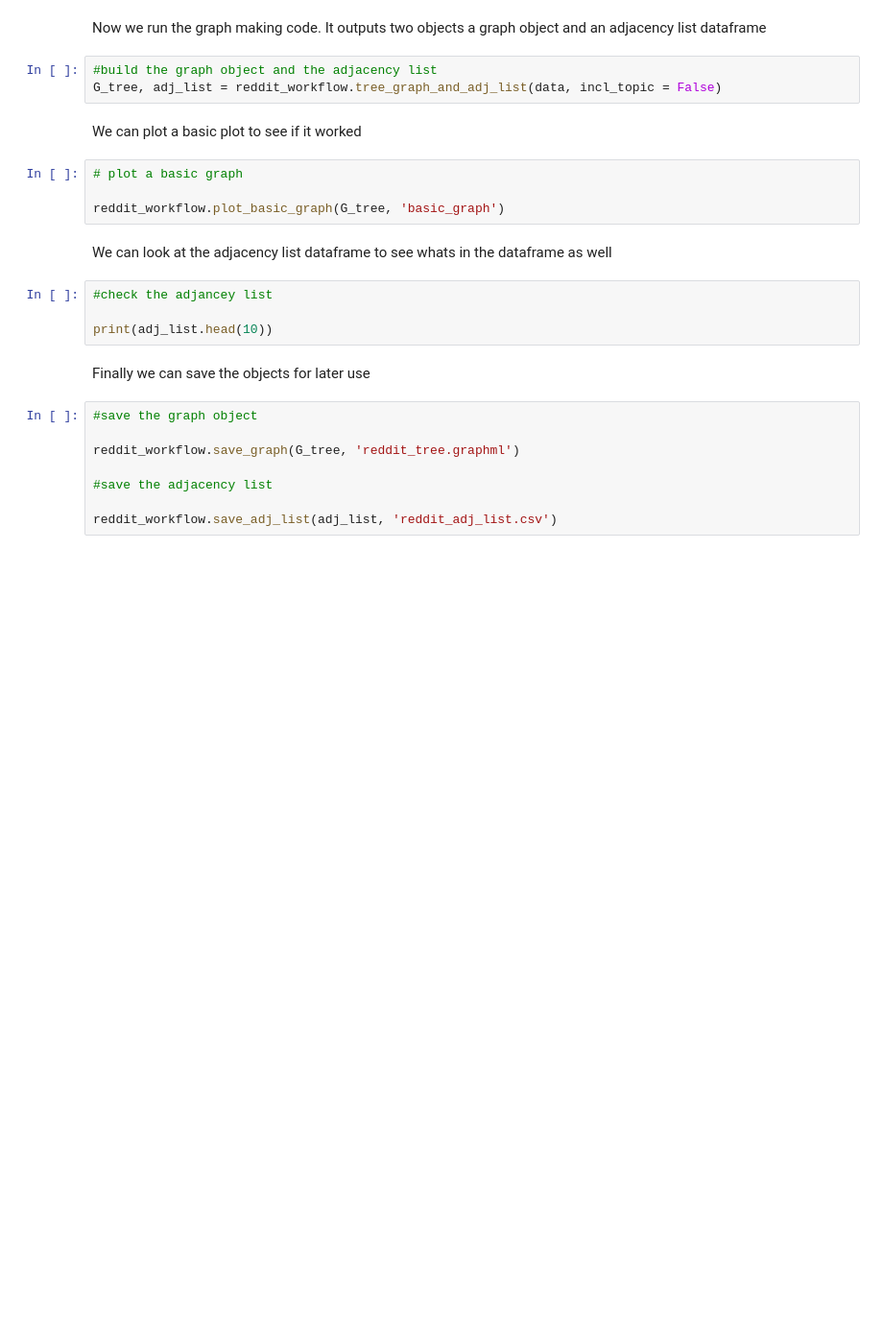
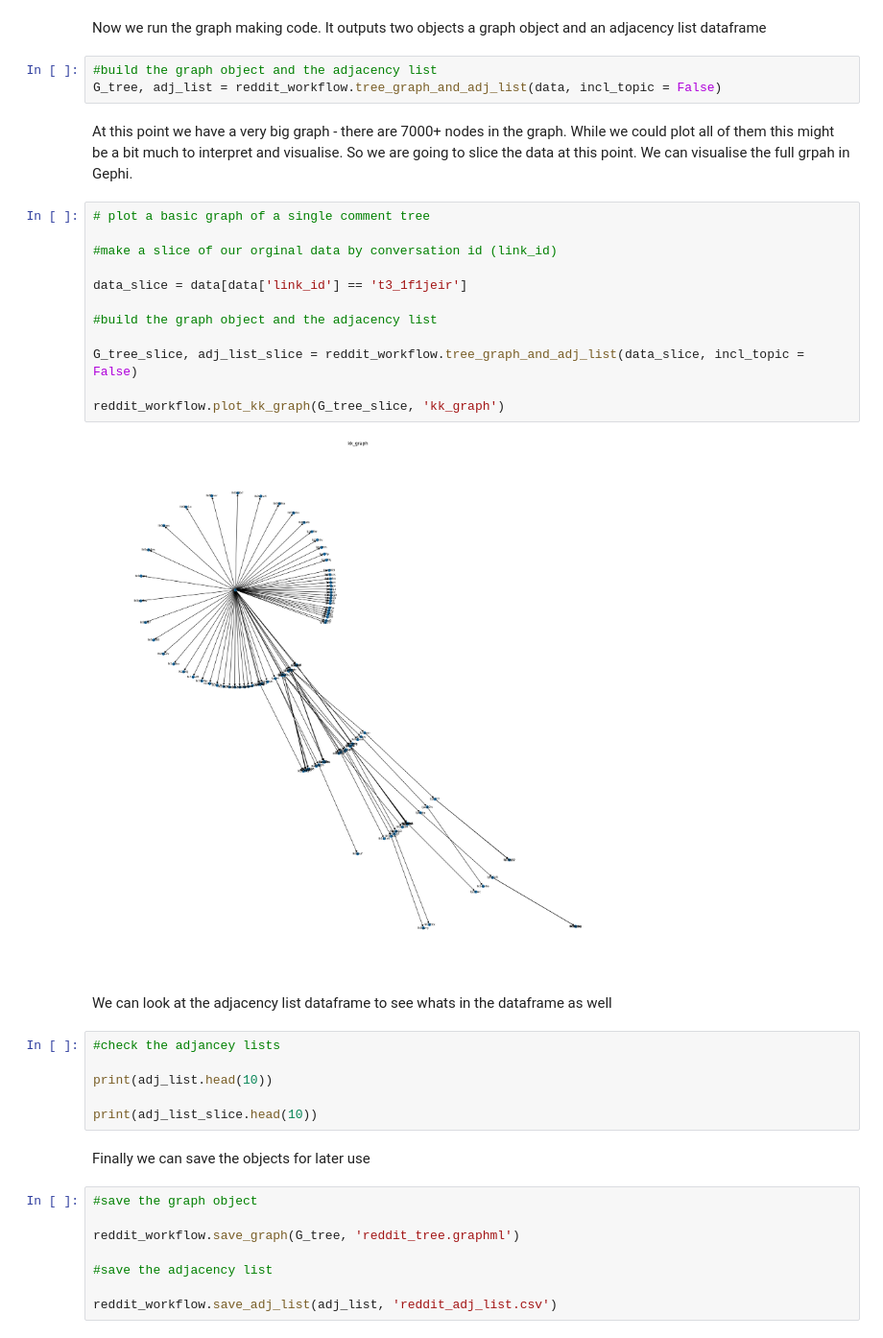
Before and after one commit to QUT-Digital-Observatory/RedTools, a Jupyter notebook: trees.ipynb, the cells around one changed output. Shown: that part at 96% size. Saved outputs shown, nothing was run; the diff lists cells and outputs as text; blank space fills up the shorter version.

```diff
--- a/trees.ipynb
+++ b/trees.ipynb
@@ -72,18 +100,30 @@ Now we run the graph making code. It outputs two objects a graph object and an a
 # %%
 #build the graph object and the adjacency list
 G_tree, adj_list = reddit_workflow.tree_graph_and_adj_list(data, incl_topic = False)
-# %% [markdown]
-We can plot a basic plot to see if it worked
-# %%
-# plot a basic graph
-
-reddit_workflow.plot_basic_graph(G_tree, 'basic_graph')
+# %% [markdown]
+At this point we have a very big graph - there are 7000+ nodes in the graph. While we could plot all of them this might be a bit much to interpret and visualise. So we are going to slice the data at this point. We can visualise the full grpah in Gephi.
+# %%
+# plot a basic graph of a single comment tree
+
+#make a slice of our orginal data by conversation id (link_id)
+
+data_slice = data[data['link_id'] == 't3_1f1jeir']
+
+#build the graph object and the adjacency list
+
+G_tree_slice, adj_list_slice = reddit_workflow.tree_graph_and_adj_list(data_slice, incl_topic = False)
+
+reddit_workflow.plot_kk_graph(G_tree_slice, 'kk_graph')
+# %% [output]
+[figure, added]
 # %% [markdown]
 We can look at the adjacency list dataframe to see whats in the dataframe as well
 # %%
-#check the adjancey list
+#check the adjancey lists
 
 print(adj_list.head(10))
+
+print(adj_list_slice.head(10))
 # %% [markdown]
 Finally we can save the objects for later use
 # %%
```
Also changed, not shown: parts of 2 cells of this notebook, 2 other files.
